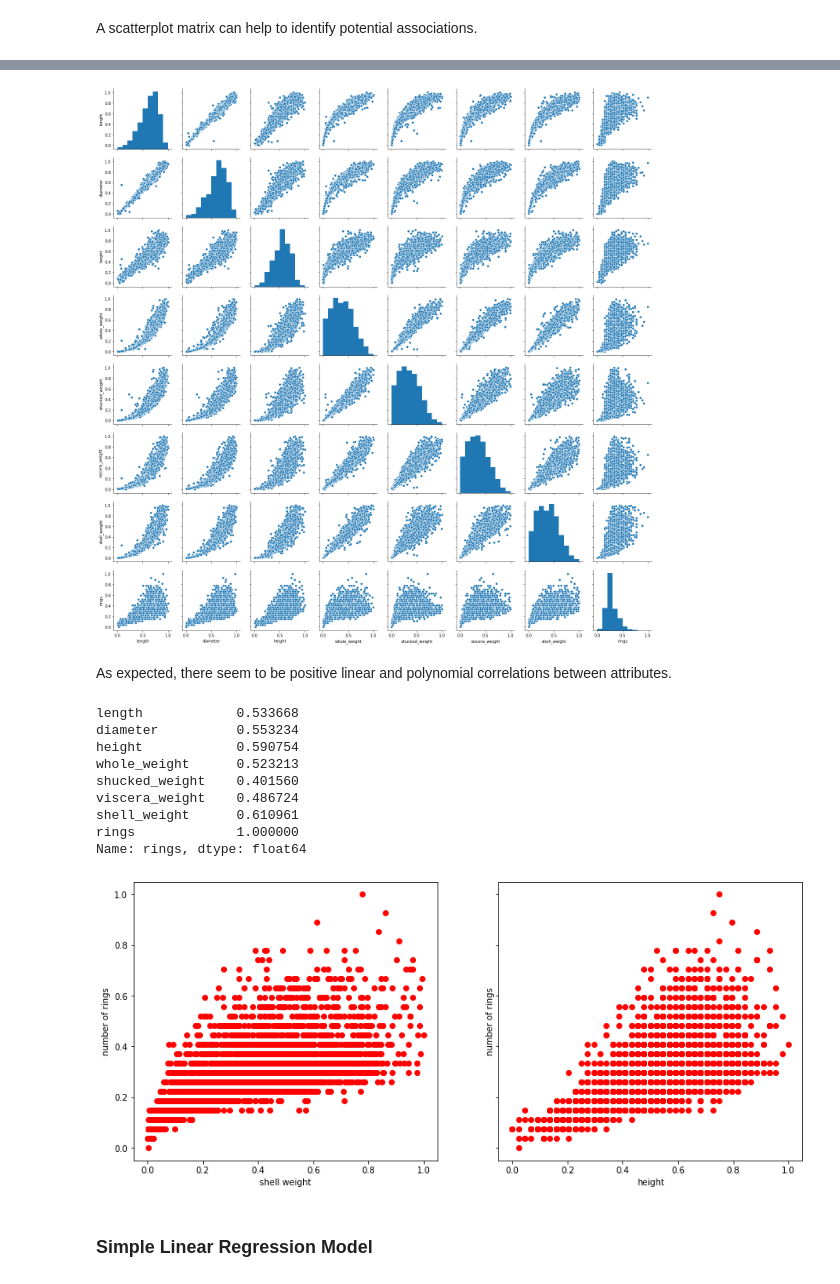
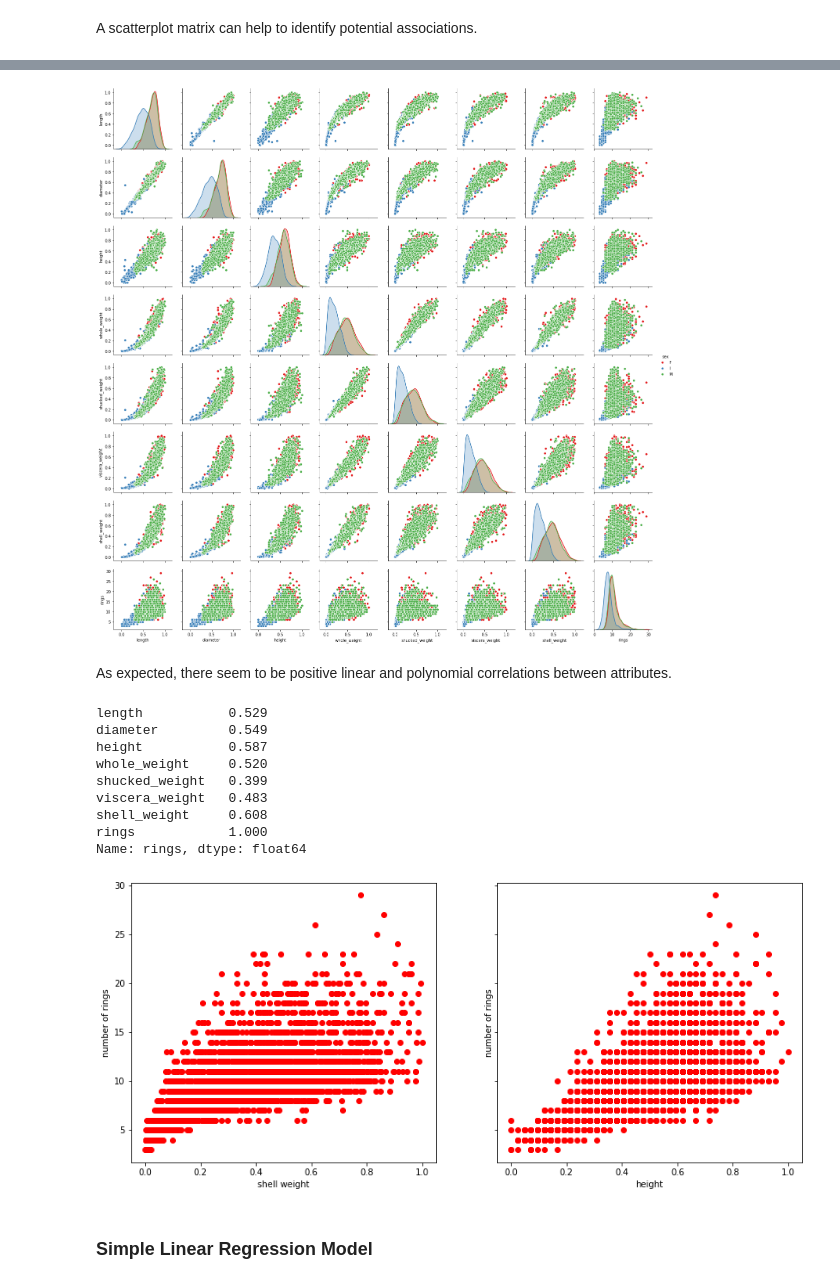
Before and after one commit to SHollatz/project_CSPB3022_abalone, a Jupyter notebook: abalone.ipynb, the cells around one changed output, grey strips where cells are left out. Saved outputs shown, nothing was run; the diff lists cells and outputs as text; code cells hidden in the pictures.

Commit message:
finished topic, data-description, and preprocessing

```diff
--- a/abalone.ipynb
+++ b/abalone.ipynb
@@ -58,0 +133,5 @@ There are no missing values in the dataset.
+# %%
+# drop data points with height 0
+zero_indices = df_abalone[df_abalone.height == 0].index
+df_abalone = df_abalone.drop(zero_indices)
+df_abalone.count()
@@ -274,0 +394,13 @@ plt.subplots_adjust(hspace = 0.5, wspace = 0.5)
+# %%
+# identifying data points with anomaly, where whole_weight is smaller than shucked_weight.
+# values need to be removed.
+
+# df_abalone_cleaned = df_abalone_scaled[df_abalone_scaled.whole_weight > df_abalone_scaled.shucked_weight]
+indices_weights = []
+for index, row in abalone_cleaned.iterrows():
+    if row['whole_weight'] < row['shucked_weight']:
+        indices_weights.append(index)
+print("There are {} data points where whole_weight and shucked_weight do not add up and are being removed.".format(len(indices_weights)))
+
+# remove false measurements:
+abalone_cleaned = abalone_cleaned.drop(indices_weights)
@@ -281,6 +459,8 @@ min_max_scaler = preprocessing.MinMaxScaler()
 df_abalone_scaled = abalone_cleaned
 
 for attr in columns:
+    if attr == 'sex' or attr == 'rings':
+        continue
     df_abalone_scaled[attr] = min_max_scaler.fit_transform(abalone_cleaned[attr].values.reshape(-1,1))
 df_abalone_scaled.head()
 # %% [output]
@@ -340,21 +686,21 @@ df_abalone_scaled.corr()
 # %%
-sns.pairplot(df_abalone_scaled);
+sns.pairplot(df_abalone_scaled, hue='sex', kind="scatter", palette="Set1");
 # %% [output]
-[figure, old version]
+[figure, new version]
 # %% [markdown]
 As expected, there seem to be positive linear and polynomial correlations between attributes.
 # %%
 # find pairwise correlation of all numeric features using Pearson's standard correlation coefficient.
 df_abalone_scaled.corr()["rings"]
 # %% [output]
-length            0.533668
-diameter          0.553234
-height            0.590754
-whole_weight      0.523213
-shucked_weight    0.401560
-viscera_weight    0.486724
-shell_weight      0.610961
-rings             1.000000
+length           0.529
+diameter         0.549
+height           0.587
+whole_weight     0.520
+shucked_weight   0.399
+viscera_weight   0.483
+shell_weight     0.608
+rings            1.000
 Name: rings, dtype: float64
 # %%
 # plotting the factors with the strongest correlation factors - shell-weight, height - with rings
@@ -366,7 +712,7 @@ ax3[1].plot(df_abalone_scaled['height'], df_abalone_scaled.rings, 'ro')
 ax3[1].set_xlabel('height')
 ax3[1].set_ylabel('number of rings');
 # %% [output]
-[figure, old version]
+[figure, new version]
 # %% [markdown]
 ### Simple Linear Regression Model
 # %% [markdown]
```
Also changed, not shown: parts of 69 cells of this notebook, 8 other files.
